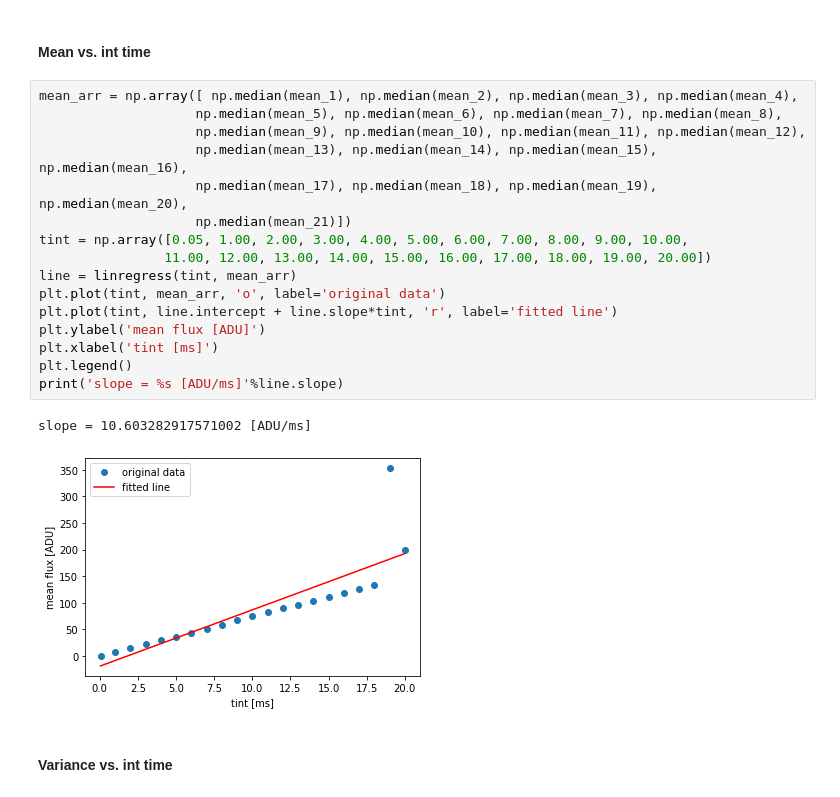
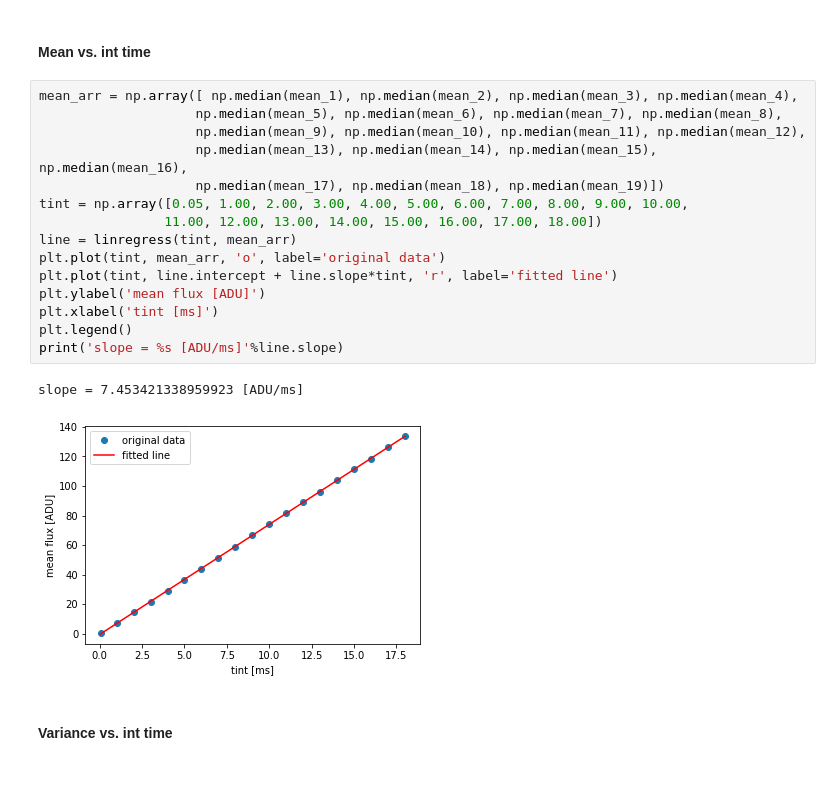
Before and after one commit to MuskanShinde/CRED3-characterization, a Jupyter notebook: CRED3_07.06.2021.ipynb, the cells around one changed output. Cells and saved outputs as stored; diff of their text form.

```diff
--- a/CRED3_07.06.2021.ipynb
+++ b/CRED3_07.06.2021.ipynb
@@ -440,22 +440,21 @@ var_21 = np.var(cube_21, axis=0)
 # %%
 mean_arr = np.array([ np.median(mean_1), np.median(mean_2), np.median(mean_3), np.median(mean_4),
                     np.median(mean_5), np.median(mean_6), np.median(mean_7), np.median(mean_8),
                     np.median(mean_9), np.median(mean_10), np.median(mean_11), np.median(mean_12),
                     np.median(mean_13), np.median(mean_14), np.median(mean_15), np.median(mean_16),
-                    np.median(mean_17), np.median(mean_18), np.median(mean_19), np.median(mean_20),
-                    np.median(mean_21)])
+                    np.median(mean_17), np.median(mean_18), np.median(mean_19)])
 tint = np.array([0.05, 1.00, 2.00, 3.00, 4.00, 5.00, 6.00, 7.00, 8.00, 9.00, 10.00,
-                11.00, 12.00, 13.00, 14.00, 15.00, 16.00, 17.00, 18.00, 19.00, 20.00])
+                11.00, 12.00, 13.00, 14.00, 15.00, 16.00, 17.00, 18.00])
 line = linregress(tint, mean_arr)
 plt.plot(tint, mean_arr, 'o', label='original data')
 plt.plot(tint, line.intercept + line.slope*tint, 'r', label='fitted line')
 plt.ylabel('mean flux [ADU]')
 plt.xlabel('tint [ms]')
 plt.legend()
 print('slope = %s [ADU/ms]'%line.slope)
 # %% [output]
-slope = 10.603282917571002 [ADU/ms]
+slope = 7.453421338959923 [ADU/ms]
-[figure, old version]
+[figure, new version]
 # %% [markdown]
 #### Variance vs. int time
 # %%
```
Also changed, not shown: parts of 9 cells of this notebook.
